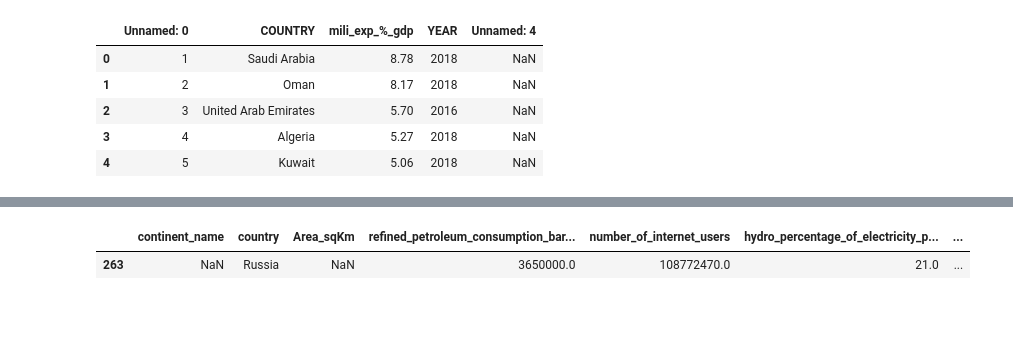
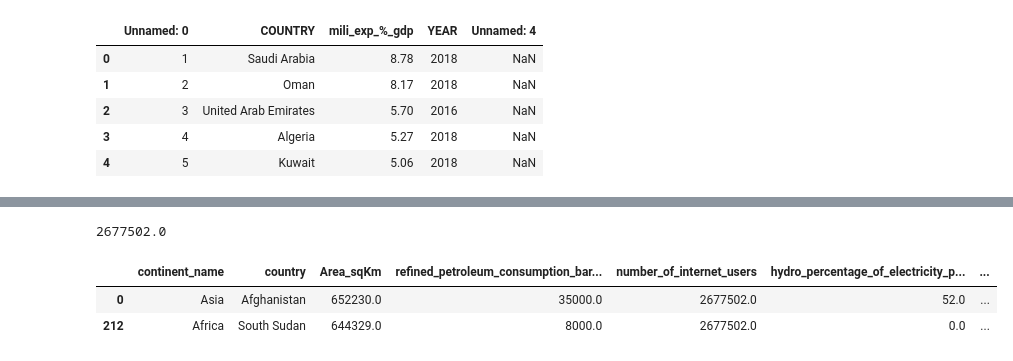
Before and after one commit to Silkways/CIA-Project, a Jupyter notebook: cia_notebook_RM.ipynb, the cells around one changed output, grey strips where cells are left out. Saved outputs shown, nothing was run; the diff lists cells and outputs as text; code cells hidden in the pictures; blank space fills up the shorter version.

```diff
--- a/cia_notebook_RM.ipynb
+++ b/cia_notebook_RM.ipynb
@@ -185,0 +227,3 @@ final_df.sort_values(by=['Area_sqKm'], ascending = False)
+# %%
+final_df.loc[rows_to_change,'mili_exp_%_gdp'] = median_exp
+final_df[final_df.country.isin(armed_countries)]
@@ -185,0 +234,2 @@ final_df.sort_values(by=['Area_sqKm'], ascending = False)
+# %%
+final_df['mili_exp_%_gdp'].fillna(0,inplace = True )
@@ -186,5 +245,17 @@ final_df.sort_values(by=['Area_sqKm'], ascending = False)
+# %%
+final_df['number_of_internet_users'].median()
+# %% [output]
+2677502.0
+# %%
+median_int = final_df['number_of_internet_users'].median()
+internet_users = ['Afghanistan','South Sudan']
+# %%
+int_rows_to_change = list(final_df[(final_df['number_of_internet_users'].isnull()) &
+         (final_df.country.isin(internet_users))].index)
 # %%
-final_df.loc[final_df['country'] == "Russia"]
+final_df.loc[int_rows_to_change,'number_of_internet_users'] = median_int
+final_df[final_df.country.isin(internet_users)]
 # %% [output]
 |  | continent_name | country | Area_sqKm | refined_petroleum_consumption_bar... | number_of_internet_users | hydro_percentage_of_electricity_p... | ... |
-| 263 | NaN | Russia | NaN | 3650000.0 | 108772470.0 | 21.0 | ... |
+| 0 | Asia | Afghanistan | 652230.0 | 35000.0 | 2677502.0 | 52.0 | ... |
+| 212 | Africa | South Sudan | 644329.0 | 8000.0 | 2677502.0 | 0.0 | ... |
```
Also changed, not shown: parts of 29 cells of this notebook.
